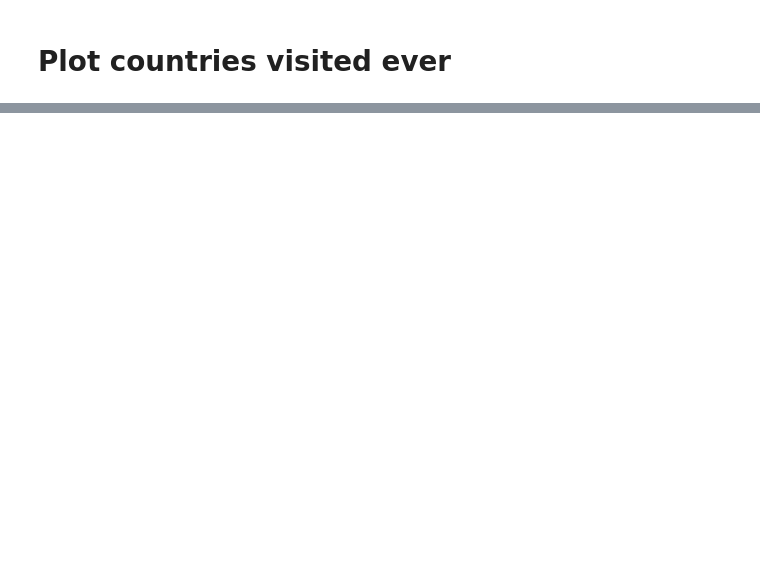
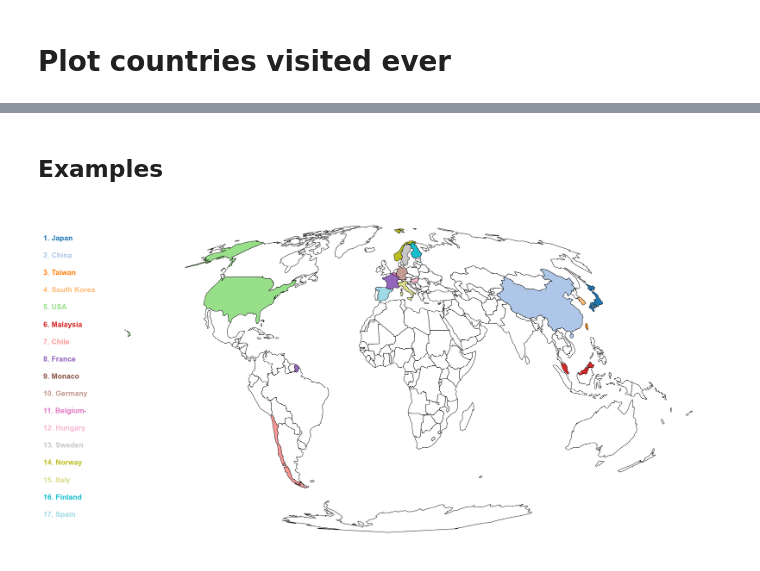
Before and after one commit to jinbeniyama/places_visited, a Jupyter notebook: notebooks/countries_visited.ipynb, the cells around one changed output, grey strips where cells are left out. Cells and saved outputs as stored; diff of their text form; code cells hidden in the pictures; blank space fills up the shorter version.

```diff
--- a/notebooks/countries_visited.ipynb
+++ b/notebooks/countries_visited.ipynb
@@ -1,19 +1,5 @@
 # %% [markdown]
 # Plot countries visited ever
-# %%
-# User defined info.
-
-# 1. Countries visited.
-countries_visited = [
-    "Japan (Osaka)", "China (Hongkong, Makau)", "Taiwan (Taipei)", "South Korea (Seoul)", "USA (Hawaii)",
-    "USA (Hawaii)", "Malaysia (Kuala Lumpur)", "USA (Houston)", "South Korea (Busan)", "Chile (Santiago, Antofagasta, Puerto Montt)",
-    "USA (Flagstaff, Arizona)", "France (Nice)", "Monaco", "China (Tianjin, Beijing)", "France (Paris)",
-    "USA (Hawaii)", "Germany (Darmstadt, Düsseldorf, Köln)", "Belgium (Brussels)", "Germany (Munich)", "Hungary (Budapest)",
-    "Sweden (Stockholm)", "Norway (Oslo)", "Italy (Genova)", "Finland (Helsinki)",
-]
-
-# 2. Output filename
-out = "countries_visited.png"
 # %%
 import geopandas as gpd
 import matplotlib.pyplot as plt
@@ -24,6 +10,7 @@ import numpy as np
 name_map = {
     "Japan": "Japan",
     "USA": "United States of America",
+    "UK": "United Kingdom",
     "South Korea": "South Korea",
     "Taiwan": "Taiwan",
     "Hongkong": "Hong Kong",
@@ -106,0 +190,15 @@ plt.savefig(out)
+# %% [markdown]
+## Examples
+# %%
+# 1. Plot countries visited
+countries_visited_1 = [
+    "Japan (Osaka)", "China (Hongkong, Makau)", "Taiwan (Taipei)", "South Korea (Seoul)", "USA (Hawaii)",
+    "USA (Hawaii)", "Malaysia (Kuala Lumpur)", "USA (Houston)", "South Korea (Busan)", "Chile (Santiago, Antofagasta, Puerto Montt)",
+    "USA (Flagstaff, Arizona)", "France (Nice)", "Monaco", "China (Tianjin, Beijing)", "France (Paris)",
+    "USA (Hawaii)", "Germany (Darmstadt, Düsseldorf, Köln)", "Belgium (Brussels)", "Germany (Munich)", "Hungary (Budapest)",
+    "Sweden (Stockholm)", "Norway (Oslo)", "Italy (Genova)", "Finland (Helsinki)", "Spain (Madrid)",
+]
+out_1 = "countries_visited.png"
+plot_countries_visited(countries_visited_1, out_1)
+# %% [output]
+[figure, added]
```
Also changed, not shown: parts of 3 cells of this notebook, 2 other files.
